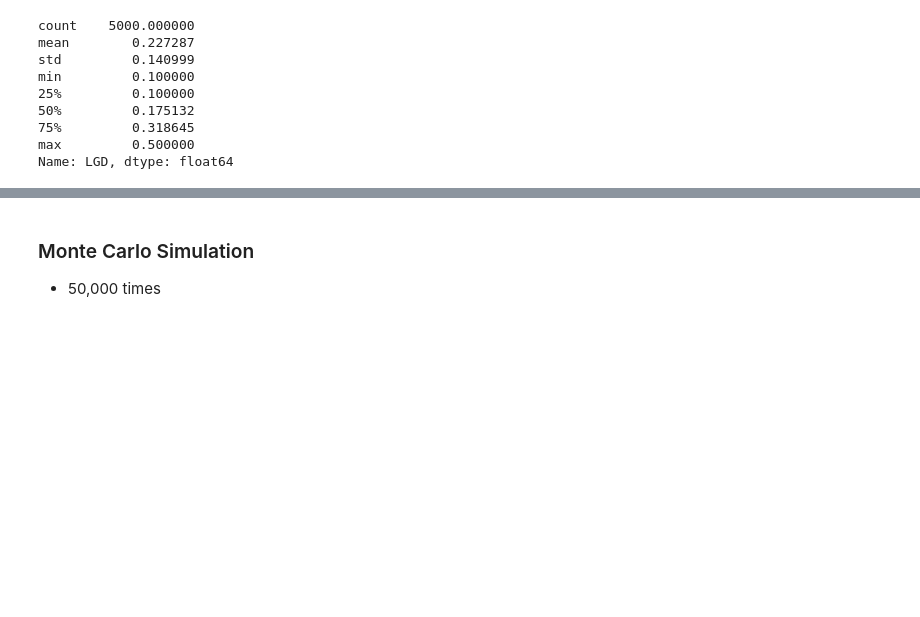
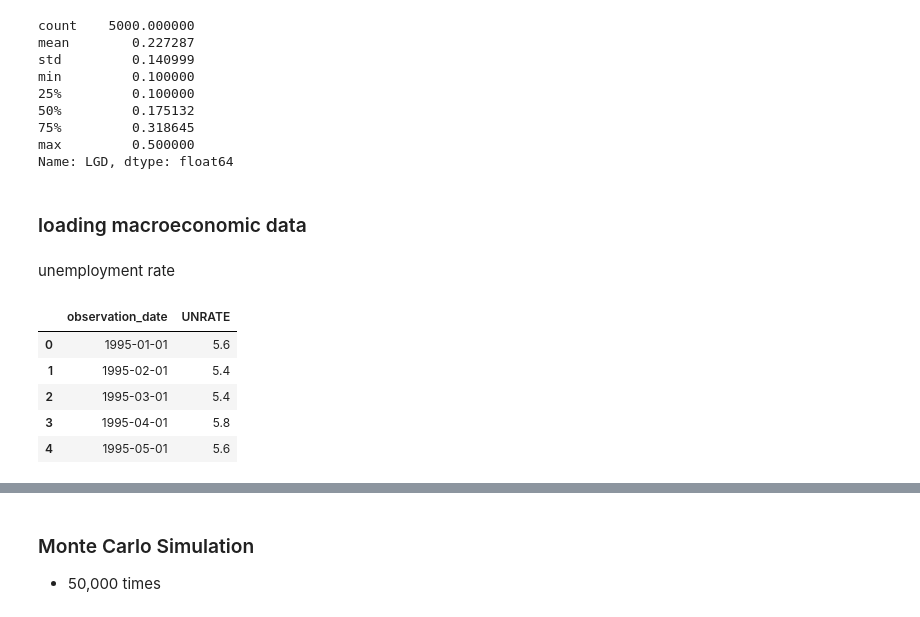
Before and after one commit to yashshahi/stress_test_mort, a Jupyter notebook: notebook/synth.ipynb, the cells around one changed output, grey strips where cells are left out. Saved outputs shown, nothing was run; the diff lists cells and outputs as text; code cells hidden in the pictures; blank space fills up the shorter version.

Commit message:
added macro-variables and data

```diff
--- a/notebook/synth.ipynb
+++ b/notebook/synth.ipynb
@@ -211,3 +211,17 @@ min         0.100000
 75%         0.318645
 max         0.500000
 Name: LGD, dtype: float64
+# %% [markdown]
+### loading macroeconomic data
+# %% [markdown]
+unemployment rate
+# %%
+unrate = pd.read_csv("UNRATE.csv")
+unrate.head()
+# %% [output]
+|  | observation_date | UNRATE |
+| 0 | 1995-01-01 | 5.6 |
+| 1 | 1995-02-01 | 5.4 |
+| 2 | 1995-03-01 | 5.4 |
+| 3 | 1995-04-01 | 5.8 |
+| 4 | 1995-05-01 | 5.6 |
```
Also changed, not shown: parts of 17 cells of this notebook, 6 other files.
